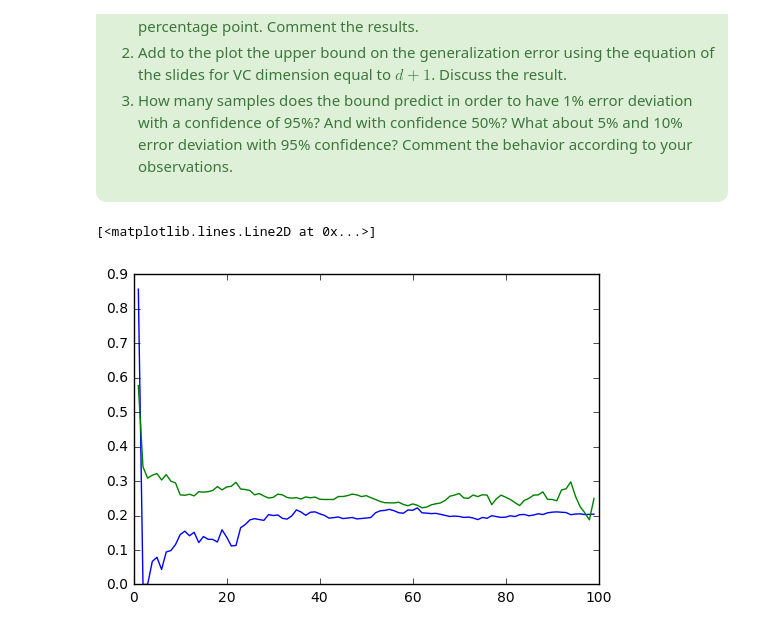
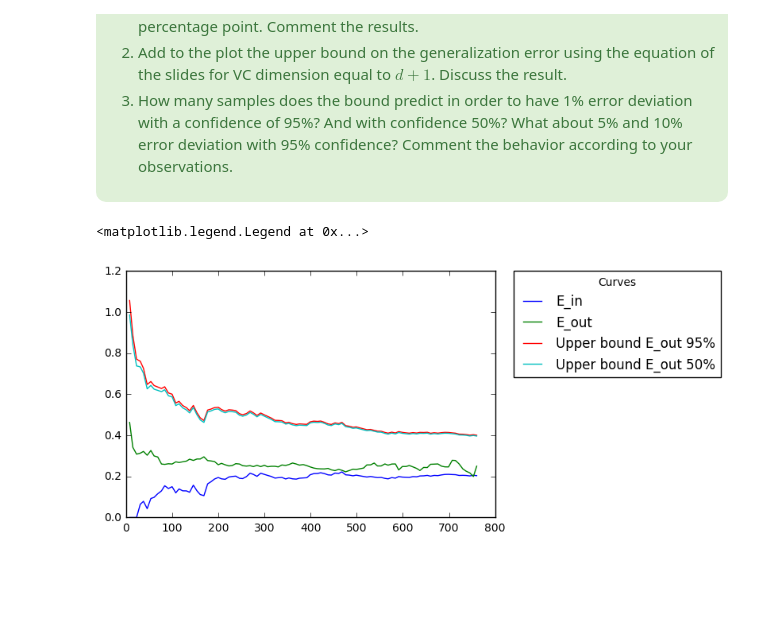
Before and after one commit to JohannesHeidecke/UPC-MAI-IML, a Jupyter notebook: exercise 2/supervised_exercise_2_student_johannes.ipynb, the cells around one changed output. Drawn from its saved outputs; the diff is of its cells as text; code cells hidden in the pictures; blank space fills up the shorter version.

Commit message:
finished question block 6 - please review

```diff
--- a/exercise 2/supervised_exercise_2_student_johannes.ipynb
+++ b/exercise 2/supervised_exercise_2_student_johannes.ipynb
@@ -190,18 +190,19 @@ def errorReport(DName, X, w, y, output=True):
         print '  Accuracy: %f' % accuracy
         print '  Precision: %f' % precision
         print '  Recall: %f' % recall
-    return [accuracy, precision, recall]
+    else:
+        return [accuracy, precision, recall]
 
 
 
 # Question 3-3:
 
 w = solveAnalytically(D1, y)
-print 'The norm vector of the hyperplane for D1 is:', w[:-1]
+print 'The norm vector of the hyperplane for D1 is:\n', w[:-1]
 w = solveAnalytically(D2, y)
-print 'The norm vector of the hyperplane for D2med is:', w[:-1]
+print 'The norm vector of the hyperplane for D2med is:\n', w[:-1]
 w = solveAnalytically(D2med, y)
-print 'The norm vector of the hyperplane for D2med is:', w[:-1]
+print 'The norm vector of the hyperplane for D2med is:\n', w[:-1]
 
 
 # Question 3-4:
@@ -347,39 +345,68 @@ Error Rates for D1 Test (using XTrain means):
 </ol>
 <div>
 # %%
+# Question 6-1
 np.random.seed(42)
 allData = np.hstack((X,y))
 np.random.shuffle(allData)
 
-trainPortion = []
+trainSize = []
 trainErrors = []
 testErrors = []
 
 for i in range (1,100):
-    splitInd = int(D2.shape[0]*(i/100.0))
+    splitInd = int(np.round(D2.shape[0]*(i/100.0), 0))
 
     XTrain, XTest = allData[:splitInd, :-1], allData[splitInd: , :-1]
     yTrain, yTest = allData[:splitInd, -1:], allData[splitInd: , -1:]
 
     D2Train = xToD2(XTrain, yTrain)
 
     w = solveAnalytically(D2Train, yTrain)
 
     D1Test = xToD1TestFromTrain(XTrain, XTest)
 
     w = solveAnalytically(D2Train, yTrain)
 
     errorTrain = 1 - errorReport('', D2Train, w, yTrain, output=False)[0]
     errorTest = 1 - errorReport('', D1Test, w, yTest, output = False)[0]
     trainErrors.append(errorTrain)
     testErrors.append(errorTest)
-    trainPortion.append(i)
+    trainSize.append(splitInd)
 
 import matplotlib.pyplot as plt
 %matplotlib inline
 
-plt.plot(trainPortion, trainErrors)
-plt.plot(trainPortion, testErrors)
+plt.plot(trainSize, trainErrors, label='E_in')
+plt.plot(trainSize, testErrors, label='E_out')
+
+# Question 6-2
+
+# For a general linear classifier in d dimensions with a constant term (w0):
+# d_vc = d+1
+# In our case: d = 8 => d_vc = 9
+
+# We can say that with probability 1-delta:
+# E_out(h) <= E_in(h) + sqrt((d_vc(log(2n/dvc)+1)+log(2/delta))/(2n))
+# (see slide 16 & 34)
+
+# calculate upper bounds for E_out(h) for n corresponding to training data size:
+d_vc = 8.0+1
+E_out_upperBounds95 = []
+E_out_upperBounds50 = []
+for i in range (1,100):
+    n = np.round(D2.shape[0]*(i/100.0), 0)
+    E_in = trainErrors[i-1]
+    delta = 0.05
+    E_out_upperBound95 = E_in + np.sqrt((d_vc*(np.log(2*n/d_vc)+1)+np.log(2/delta))/(2*n))
+    E_out_upperBounds95.append(E_out_upperBound95)
+    delta = 0.5
+    E_out_upperBound50 = E_in + np.sqrt((d_vc*(np.log(2*n/d_vc)+1)+np.log(2/delta))/(2*n))
+    E_out_upperBounds50.append(E_out_upperBound50)
+
+plt.plot(trainSize, E_out_upperBounds95, label='Upper bound E_out 95%')
+plt.plot(trainSize, E_out_upperBounds50, label='Upper bound E_out 50%')
+plt.legend(bbox_to_anchor=(1.05, 1), loc=2, borderaxespad=0., title='Curves')
 # %% [output]
-[<matplotlib.lines.Line2D at 0x...>]
+<matplotlib.legend.Legend at 0x...>
-[figure, old version]
+[figure, new version]
```
Also changed, not shown: parts of 4 cells of this notebook.
